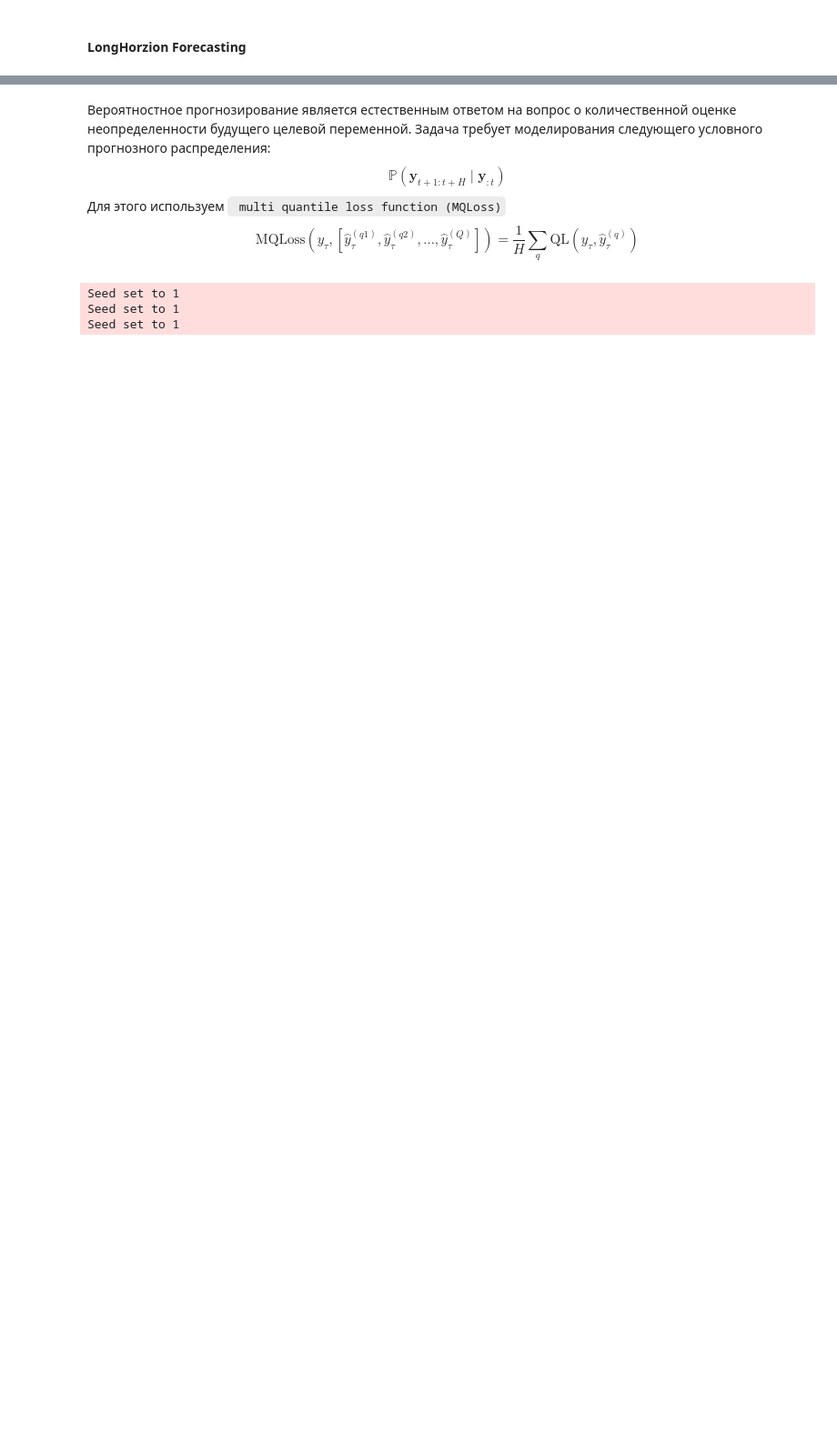
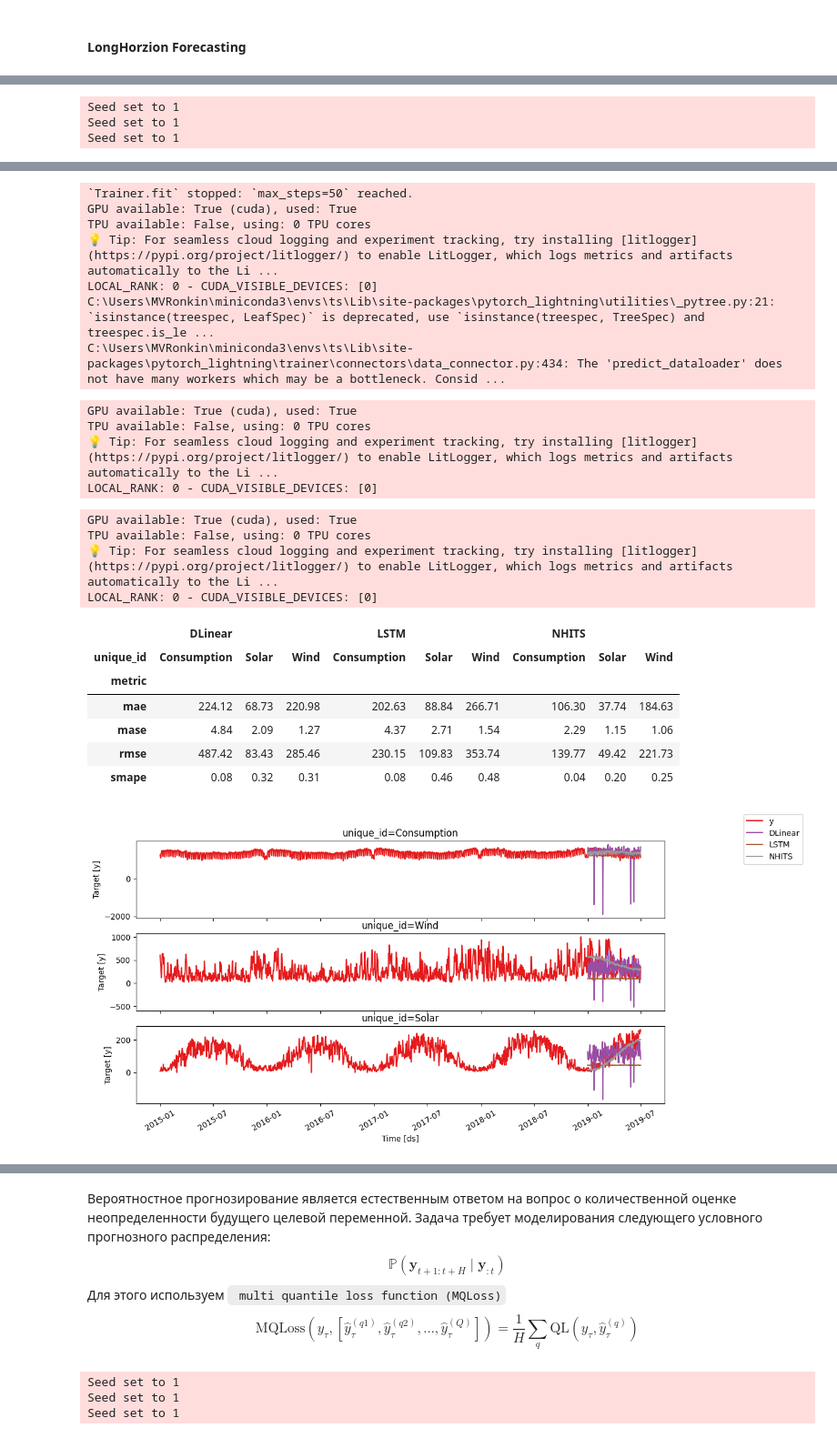
Before and after one commit to MVRonkin/TimeSeriesCourse, a Jupyter notebook: 2026/WS/08 - предсказание значений ВР с DL.ipynb, the cells around one changed output, grey strips where cells are left out. Shown at 91% size. Drawn from its saved outputs; the diff is of its cells as text; code cells hidden in the pictures; blank space fills up the shorter version.

```diff
--- a/2026/WS/08 - предсказание значений ВР с DL.ipynb
+++ b/2026/WS/08 - предсказание значений ВР с DL.ipynb
@@ -578,8 +613,7 @@ from utilsforecast.losses import rmse,
 # %%
-loss =
-
 models = [
         LSTM(h=horizon,                    # Forecast horizon
+             loss = loss,
              input_size = 3*horizon,
              max_steps=50,                # Number of steps to train
              scaler_type='standard',       # Type of scaler to normalize data
@@ -587,14 +621,30 @@ models = [
              decoder_hidden_size=128,       # Defines the number of hidden units of each layer of the MLP decoder
              default_root_dir=log_path),
         NHITS(h=horizon,                   # Forecast horizon
+              loss = loss,
               input_size= horizon,      # Length of input sequence
               max_steps=50,               # Number of steps to train
               n_freq_downsample=[1, 1, 1],  # Downsampling factors for each stack output
               default_root_dir=log_path),
         DLinear(h=horizon,                 # Forecasting horizon
                 input_size=2*horizon,           # Input size
+                loss = loss,
                 max_steps=50,               # Number of training iterations
                 moving_avg_window = 2*(horizon//2) + 1,
                 val_check_steps=10,          # Compute validation loss every 100 steps
                 default_root_dir=log_path), # Stop training if validation loss does not improve
           ]
+# %% [output]
+Seed set to 1
+Seed set to 1
+Seed set to 1
+# %%
+nf = NeuralForecast(models=models, freq=FREQ)
+nf.fit(df=df_train, val_size = val_size)
+y_hat = nf.predict(df_train_val)
+y_hat=fix_forecast_format(y_hat)
+evaluate_and_plot(df_train_val,
+                  df_test,
+                  forecasts_or_eval = y_hat,
+                  metrics = metrics)
+# %% [output]
@@ -600,0 +709,23 @@ models = [
+`Trainer.fit` stopped: `max_steps=50` reached.
+GPU available: True (cuda), used: True
+TPU available: False, using: 0 TPU cores
+💡 Tip: For seamless cloud logging and experiment tracking, try installing [litlogger](https://pypi.org/project/litlogger/) to enable LitLogger, which logs metrics and artifacts automatically to the Li ...
+LOCAL_RANK: 0 - CUDA_VISIBLE_DEVICES: [0]
+C:\Users\MVRonkin\miniconda3\envs\ts\Lib\site-packages\pytorch_lightning\utilities\_pytree.py:21: `isinstance(treespec, LeafSpec)` is deprecated, use `isinstance(treespec, TreeSpec) and treespec.is_le ...
+C:\Users\MVRonkin\miniconda3\envs\ts\Lib\site-packages\pytorch_lightning\trainer\connectors\data_connector.py:434: The 'predict_dataloader' does not have many workers which may be a bottleneck. Consid ...
+GPU available: True (cuda), used: True
+TPU available: False, using: 0 TPU cores
+💡 Tip: For seamless cloud logging and experiment tracking, try installing [litlogger](https://pypi.org/project/litlogger/) to enable LitLogger, which logs metrics and artifacts automatically to the Li ...
+LOCAL_RANK: 0 - CUDA_VISIBLE_DEVICES: [0]
+GPU available: True (cuda), used: True
+TPU available: False, using: 0 TPU cores
+💡 Tip: For seamless cloud logging and experiment tracking, try installing [litlogger](https://pypi.org/project/litlogger/) to enable LitLogger, which logs metrics and artifacts automatically to the Li ...
+LOCAL_RANK: 0 - CUDA_VISIBLE_DEVICES: [0]
+|  | DLinear |  |  | LSTM |  |  | NHITS |  |  |
+| unique_id | Consumption | Solar | Wind | Consumption | Solar | Wind | Consumption | Solar | Wind |
+| metric |  |  |  |  |  |  |  |  |  |
+| mae | 224.12 | 68.73 | 220.98 | 202.63 | 88.84 | 266.71 | 106.30 | 37.74 | 184.63 |
+| mase | 4.84 | 2.09 | 1.27 | 4.37 | 2.71 | 1.54 | 2.29 | 1.15 | 1.06 |
+| rmse | 487.42 | 83.43 | 285.46 | 230.15 | 109.83 | 353.74 | 139.77 | 49.42 | 221.73 |
+| smape | 0.08 | 0.32 | 0.31 | 0.08 | 0.46 | 0.48 | 0.04 | 0.20 | 0.25 |
+[figure, added]
```
Also changed, not shown: parts of 92 cells of this notebook, 5 other files.
